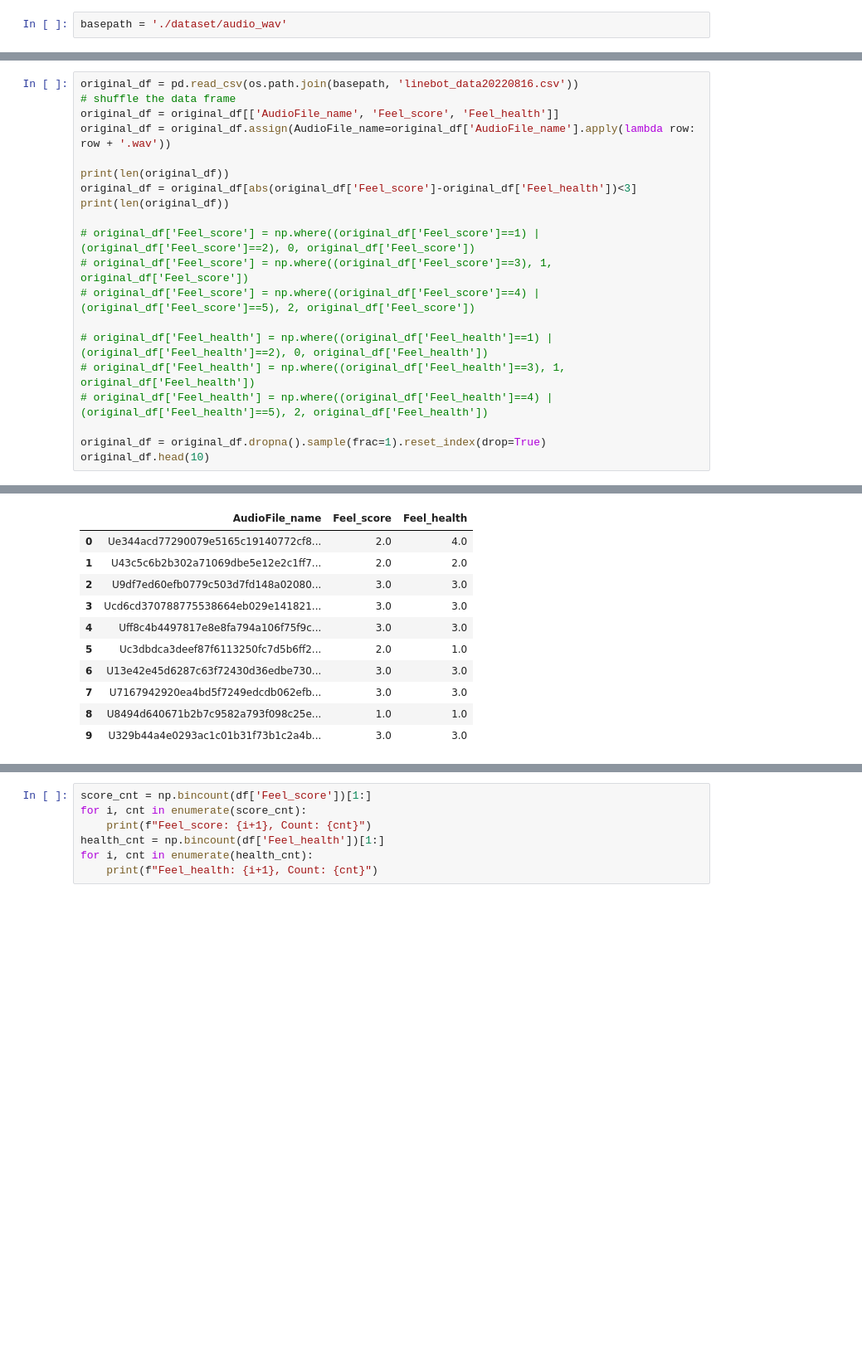
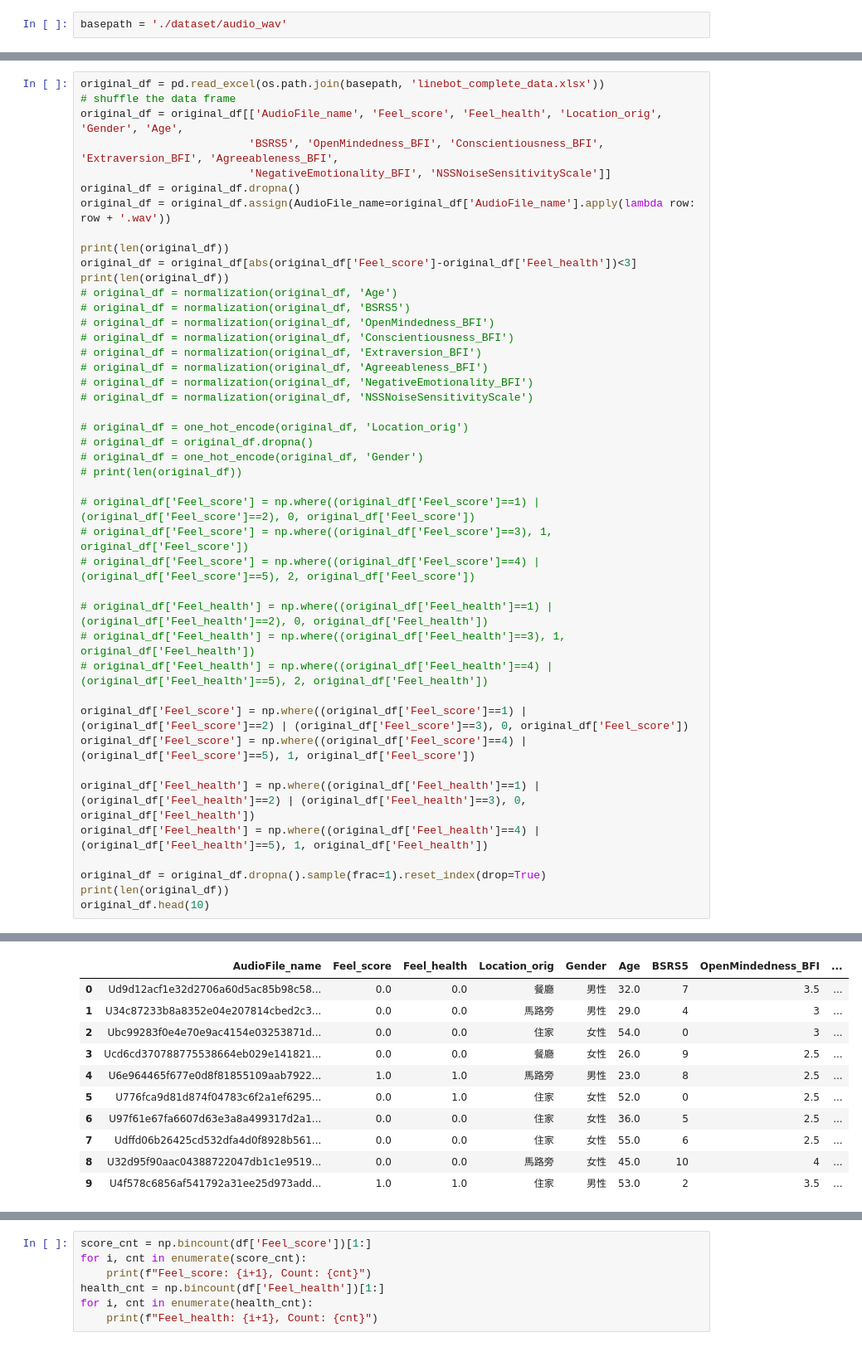
Before and after one commit to DENGRENHAO/Audio_Assessment, a Jupyter notebook: Create_dataset.ipynb, the cells around one changed output, grey strips where cells are left out. Shown at 83% size. Cells and saved outputs as stored; diff of their text form; blank space fills up the shorter version.

```diff
--- a/Create_dataset.ipynb
+++ b/Create_dataset.ipynb
@@ -41,12 +91,28 @@ basepath = './dataset/audio_wav'
 # %%
-original_df = pd.read_csv(os.path.join(basepath, 'linebot_data20220816.csv'))
+original_df = pd.read_excel(os.path.join(basepath, 'linebot_complete_data.xlsx'))
 # shuffle the data frame
-original_df = original_df[['AudioFile_name', 'Feel_score', 'Feel_health']]
+original_df = original_df[['AudioFile_name', 'Feel_score', 'Feel_health', 'Location_orig', 'Gender', 'Age',
+                          'BSRS5', 'OpenMindedness_BFI', 'Conscientiousness_BFI', 'Extraversion_BFI', 'Agreeableness_BFI',
+                          'NegativeEmotionality_BFI', 'NSSNoiseSensitivityScale']]
+original_df = original_df.dropna()
 original_df = original_df.assign(AudioFile_name=original_df['AudioFile_name'].apply(lambda row: row + '.wav'))
 
 print(len(original_df))
 original_df = original_df[abs(original_df['Feel_score']-original_df['Feel_health'])<3]
 print(len(original_df))
+# original_df = normalization(original_df, 'Age')
+# original_df = normalization(original_df, 'BSRS5')
+# original_df = normalization(original_df, 'OpenMindedness_BFI')
+# original_df = normalization(original_df, 'Conscientiousness_BFI')
+# original_df = normalization(original_df, 'Extraversion_BFI')
+# original_df = normalization(original_df, 'Agreeableness_BFI')
+# original_df = normalization(original_df, 'NegativeEmotionality_BFI')
+# original_df = normalization(original_df, 'NSSNoiseSensitivityScale')
+
+# original_df = one_hot_encode(original_df, 'Location_orig')
+# original_df = original_df.dropna()
+# original_df = one_hot_encode(original_df, 'Gender')
+# print(len(original_df))
 
 # original_df['Feel_score'] = np.where((original_df['Feel_score']==1) | (original_df['Feel_score']==2), 0, original_df['Feel_score'])
 # original_df['Feel_score'] = np.where((original_df['Feel_score']==3), 1, original_df['Feel_score'])
@@ -56,6 +122,13 @@ print(len(original_df))
 # original_df['Feel_health'] = np.where((original_df['Feel_health']==3), 1, original_df['Feel_health'])
 # original_df['Feel_health'] = np.where((original_df['Feel_health']==4) | (original_df['Feel_health']==5), 2, original_df['Feel_health'])
 
+original_df['Feel_score'] = np.where((original_df['Feel_score']==1) | (original_df['Feel_score']==2) | (original_df['Feel_score']==3), 0, original_df['Feel_score'])
+original_df['Feel_score'] = np.where((original_df['Feel_score']==4) | (original_df['Feel_score']==5), 1, original_df['Feel_score'])
+
+original_df['Feel_health'] = np.where((original_df['Feel_health']==1) | (original_df['Feel_health']==2) | (original_df['Feel_health']==3), 0, original_df['Feel_health'])
+original_df['Feel_health'] = np.where((original_df['Feel_health']==4) | (original_df['Feel_health']==5), 1, original_df['Feel_health'])
+
 original_df = original_df.dropna().sample(frac=1).reset_index(drop=True)
+print(len(original_df))
 original_df.head(10)
 # %% [output]
@@ -64,11 +138,11 @@ original_df.head(10)
-|  | AudioFile_name | Feel_score | Feel_health |
-| 0 | Ue344acd77290079e5165c19140772cf8... | 2.0 | 4.0 |
-| 1 | U43c5c6b2b302a71069dbe5e12e2c1ff7... | 2.0 | 2.0 |
-| 2 | U9df7ed60efb0779c503d7fd148a02080... | 3.0 | 3.0 |
-| 3 | Ucd6cd370788775538664eb029e141821... | 3.0 | 3.0 |
-| 4 | Uff8c4b4497817e8e8fa794a106f75f9c... | 3.0 | 3.0 |
-| 5 | Uc3dbdca3deef87f6113250fc7d5b6ff2... | 2.0 | 1.0 |
-| 6 | U13e42e45d6287c63f72430d36edbe730... | 3.0 | 3.0 |
-| 7 | U7167942920ea4bd5f7249edcdb062efb... | 3.0 | 3.0 |
-| 8 | U8494d640671b2b7c9582a793f098c25e... | 1.0 | 1.0 |
-| 9 | U329b44a4e0293ac1c01b31f73b1c2a4b... | 3.0 | 3.0 |
+|  | AudioFile_name | Feel_score | Feel_health | Location_orig | Gender | Age | BSRS5 | OpenMindedness_BFI | ... |
+| 0 | Ud9d12acf1e32d2706a60d5ac85b98c58... | 0.0 | 0.0 | 餐廳 | 男性 | 32.0 | 7 | 3.5 | ... |
+| 1 | U34c87233b8a8352e04e207814cbed2c3... | 0.0 | 0.0 | 馬路旁 | 男性 | 29.0 | 4 | 3 | ... |
+| 2 | Ubc99283f0e4e70e9ac4154e03253871d... | 0.0 | 0.0 | 住家 | 女性 | 54.0 | 0 | 3 | ... |
+| 3 | Ucd6cd370788775538664eb029e141821... | 0.0 | 0.0 | 餐廳 | 女性 | 26.0 | 9 | 2.5 | ... |
+| 4 | U6e964465f677e0d8f81855109aab7922... | 1.0 | 1.0 | 馬路旁 | 男性 | 23.0 | 8 | 2.5 | ... |
+| 5 | U776fca9d81d874f04783c6f2a1ef6295... | 0.0 | 1.0 | 住家 | 女性 | 52.0 | 0 | 2.5 | ... |
+| 6 | U97f61e67fa6607d63e3a8a499317d2a1... | 0.0 | 0.0 | 住家 | 女性 | 36.0 | 5 | 2.5 | ... |
+| 7 | Udffd06b26425cd532dfa4d0f8928b561... | 0.0 | 0.0 | 住家 | 女性 | 55.0 | 6 | 2.5 | ... |
+| 8 | U32d95f90aac04388722047db1c1e9519... | 0.0 | 0.0 | 馬路旁 | 女性 | 45.0 | 10 | 4 | ... |
+| 9 | U4f578c6856af541792a31ee25d973add... | 1.0 | 1.0 | 住家 | 男性 | 53.0 | 2 | 3.5 | ... |
```
Also changed, not shown: parts of 29 cells of this notebook, 2 other files.
